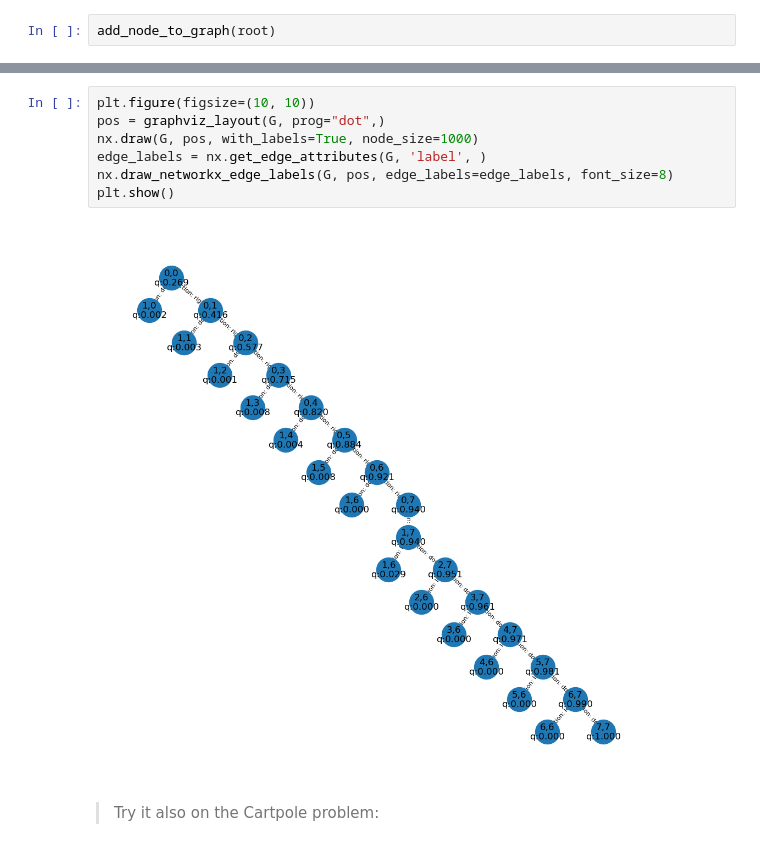
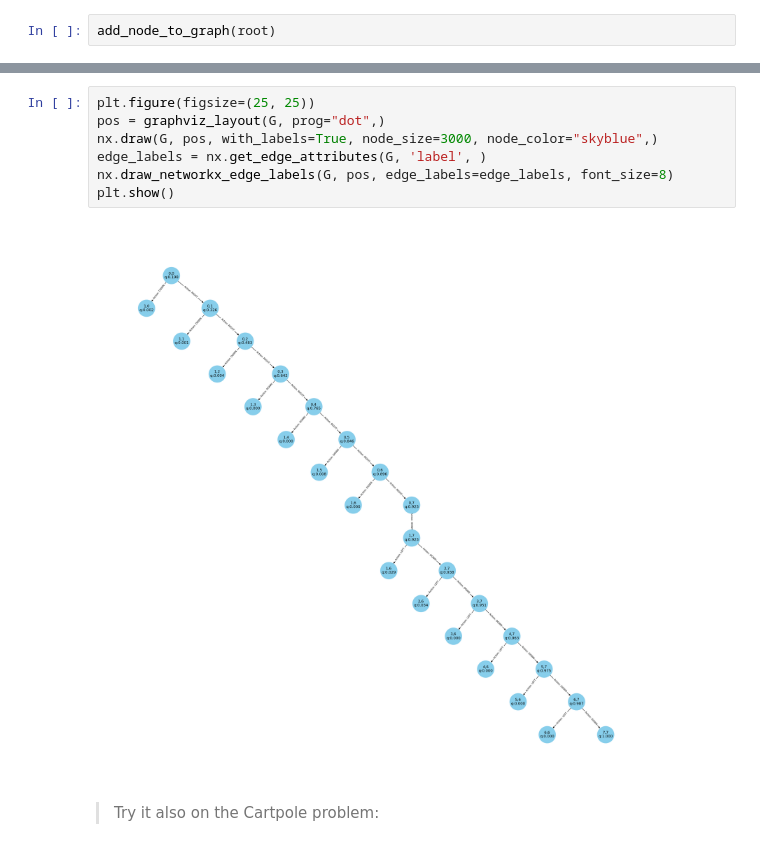
Before and after one commit to diegotg2000/ReinforcementLearning, a Jupyter notebook: TP_3/TP_3.ipynb, the cells around one changed output, grey strips where cells are left out. Drawn from its saved outputs; the diff is of its cells as text.

```diff
--- a/TP_3/TP_3.ipynb
+++ b/TP_3/TP_3.ipynb
@@ -463,11 +451,11 @@ add_node_to_graph(root)
 # %%
-plt.figure(figsize=(10, 10))
+plt.figure(figsize=(25, 25))
 pos = graphviz_layout(G, prog="dot",)
-nx.draw(G, pos, with_labels=True, node_size=1000)
+nx.draw(G, pos, with_labels=True, node_size=3000, node_color="skyblue",)
 edge_labels = nx.get_edge_attributes(G, 'label', )
 nx.draw_networkx_edge_labels(G, pos, edge_labels=edge_labels, font_size=8)
 plt.show()
 # %% [output]
-[figure, old version]
+[figure, new version]
 # %% [markdown]
 > Try it also on the Cartpole problem:
```
Also changed, not shown: parts of 58 cells of this notebook, 1 other file.
